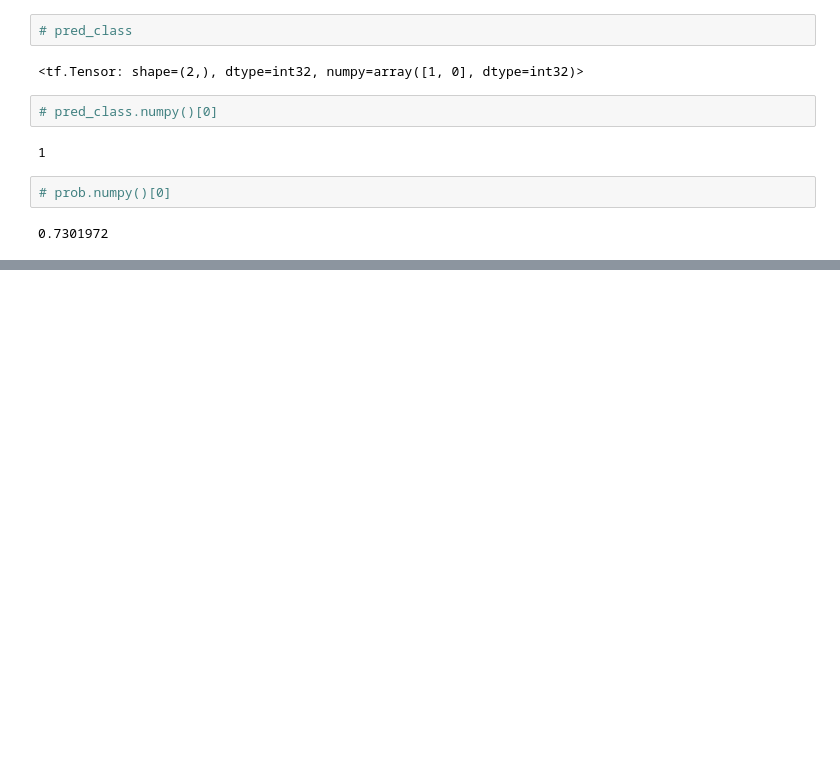
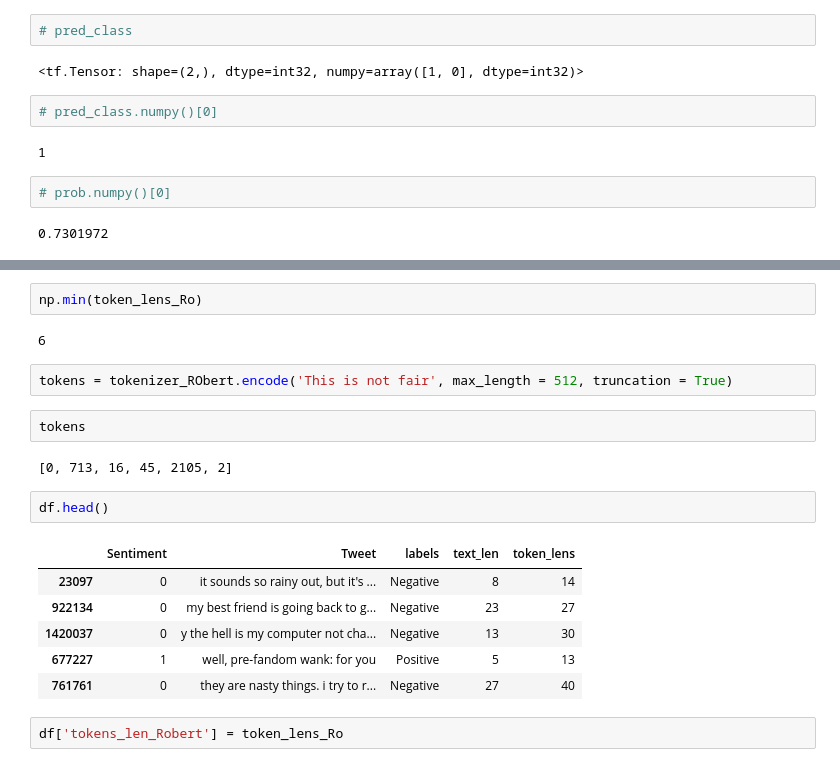
Before and after one commit to Gaurav-phatkare/BERT_Model-NLP, a Jupyter notebook: Twitter_Sentiment_Analysis_Using_BERT.ipynb, the cells around one changed output, grey strips where cells are left out. Drawn from its saved outputs; the diff is of its cells as text; blank space fills up the shorter version.

```diff
--- a/Twitter_Sentiment_Analysis_Using_BERT.ipynb
+++ b/Twitter_Sentiment_Analysis_Using_BERT.ipynb
@@ -617,0 +640,21 @@ NEGATIVE : Prob - 0.720497190952301
+# %%
+np.min(token_lens_Ro)
+# %% [output]
+6
+# %%
+tokens = tokenizer_RObert.encode('This is not fair', max_length = 512, truncation = True)
+# %%
+tokens
+# %% [output]
+[0, 713, 16, 45, 2105, 2]
+# %%
+df.head()
+# %% [output]
+|  | Sentiment | Tweet | labels | text_len | token_lens |
+| 23097 | 0 | it sounds so rainy out, but it's ... | Negative | 8 | 14 |
+| 922134 | 0 | my best friend is going back to g... | Negative | 23 | 27 |
+| 1420037 | 0 | y the hell is my computer not cha... | Negative | 13 | 30 |
+| 677227 | 1 | well, pre-fandom wank: for you | Positive | 5 | 13 |
+| 761761 | 0 | they are nasty things. i try to r... | Negative | 27 | 40 |
+# %%
+df['tokens_len_Robert'] = token_lens_Ro
```
Also changed, not shown: parts of 63 cells of this notebook.
